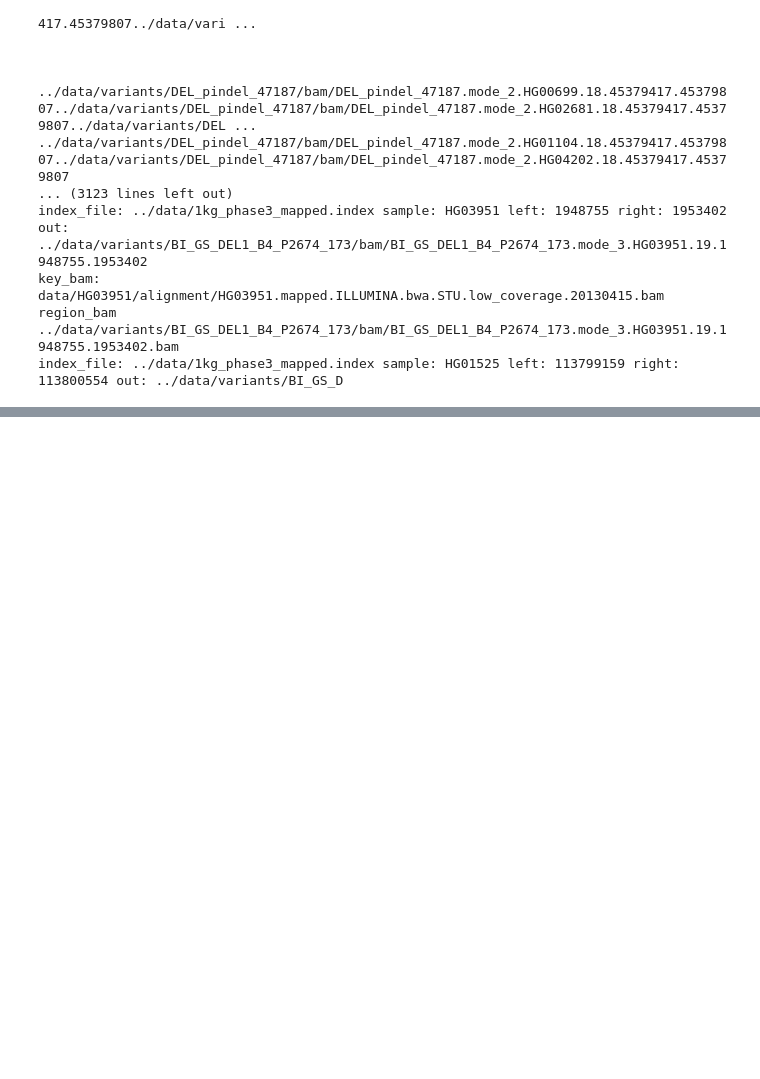
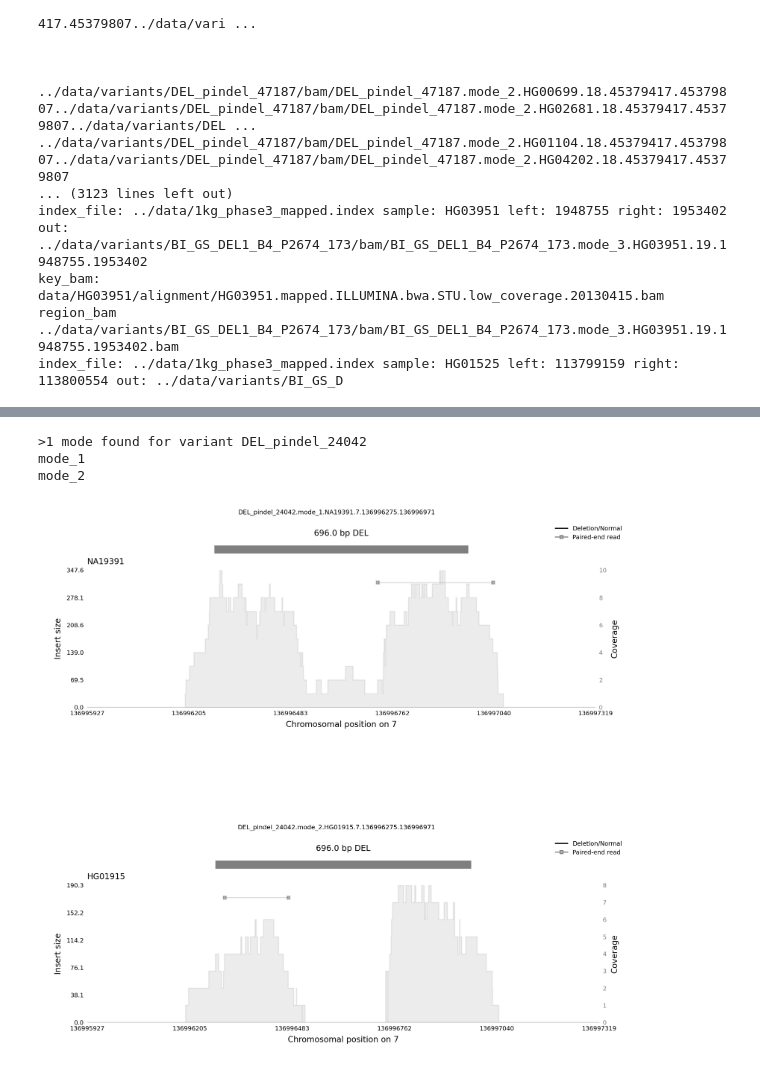
Before and after one commit to jakekrol/sv-gmm, a Jupyter notebook: python/samplot.ipynb, the cells around one changed output, grey strips where cells are left out. Cells and saved outputs as stored; diff of their text form; code cells hidden in the pictures; blank space fills up the shorter version.

```diff
--- a/python/samplot.ipynb
+++ b/python/samplot.ipynb
@@ -386,0 +399,8 @@ padding=500
+# %%
+root_dir = Path(dirout)  # Replace with your root directory
+
+# Use rglob to search for all .txt files in 'bam' directories
+bams= []
+for file_path in root_dir.rglob('bam/*.bam'):
+    bams.append(str(file_path))
+print(bams[0],bams[-1])
@@ -386,0 +501,7 @@ padding=500
+# %%
+pngs = pd.DataFrame(df_samplot.bam.apply(lambda x: x.replace('.bam','.png')))
+pngs['variant'] = pngs['bam'].apply(lambda x: os.path.basename(x).split('.')[0])
+pngs['sample'] = pngs['bam'].apply(lambda x: os.path.basename(x).split('.')[2])
+pngs['mode'] = pngs['bam'].apply(lambda x: os.path.basename(x).split('.')[1])
+pngs.sort_values(['variant', 'mode'], inplace=True)
+pngs.head()
@@ -386,0 +515,30 @@ padding=500
+# %%
+def random_samples(df_pngs, variant):
+    df_pngs = df_pngs[df_pngs.variant == variant]
+    groups = df_pngs.groupby('mode')
+    if (len(groups) == 0):
+        raise ValueError(f"No data found for variant {variant}")
+    elif (len(groups)==1):
+        print('warning: only one mode found for variant', variant)
+    else:
+        print('>1 mode found for variant', variant)
+    random_paths = []
+    titles = []
+    for mode, df in groups:
+        print(mode)
+        rsample = df.sample(1)
+        path = rsample['bam'].values[0]
+        path = path.replace('bam','samplot')
+        title = str(Path(os.path.basename(path)).stem)
+        random_paths.append(path)
+        titles.append(title)
+    return random_paths, titles
+paths, titles = random_samples(pngs, 'DEL_pindel_24042')
+varmodes2subplots(paths, titles)
+
+#    paired_images(pngs_var.iloc[0,:]['bam'], pngs_var.iloc[1,:]['bam'])
+# %% [output]
+>1 mode found for variant DEL_pindel_24042
+mode_1
+mode_2
+[figure, added]
```
Also changed, not shown: parts of 33 cells of this notebook.
